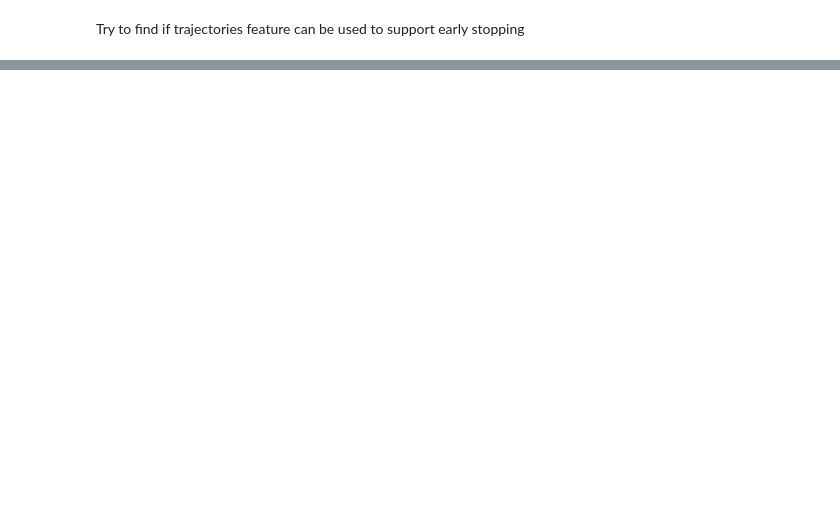
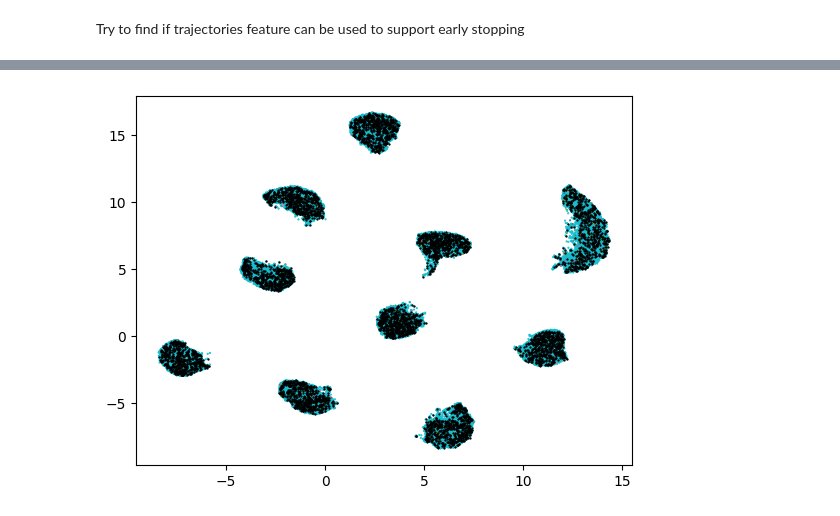
Before and after one commit to xianglinyang/GenVis, a Jupyter notebook: experiments/early-stopping.ipynb, the cells around one changed output, grey strips where cells are left out. Drawn from its saved outputs; the diff is of its cells as text; code cells hidden in the pictures; blank space fills up the shorter version.

```diff
--- a/experiments/early-stopping.ipynb
+++ b/experiments/early-stopping.ipynb
@@ -92,0 +98,12 @@ td.show_ground_truth_cls(losses, idxs, 1, method="RoG")
+# %%
+positions = td.position_high_dynamics()
+trajectories = positions.reshape(len(positions), END, -1)
+# Radius of Gyration
+mean_t = trajectories.mean(axis=0)
+embeddings = np.abs(trajectories-mean_t).mean(axis=1)
+# %%
+embeddings = td.simplify(embeddings, END, method="UMAP")
+# %%
+td.plot_ground_truth(embeddings, idxs, colors=mnist_consistency_score)
+# %% [output]
+[figure, added]
```
Also changed, not shown: parts of 10 cells of this notebook, 2 other files.
